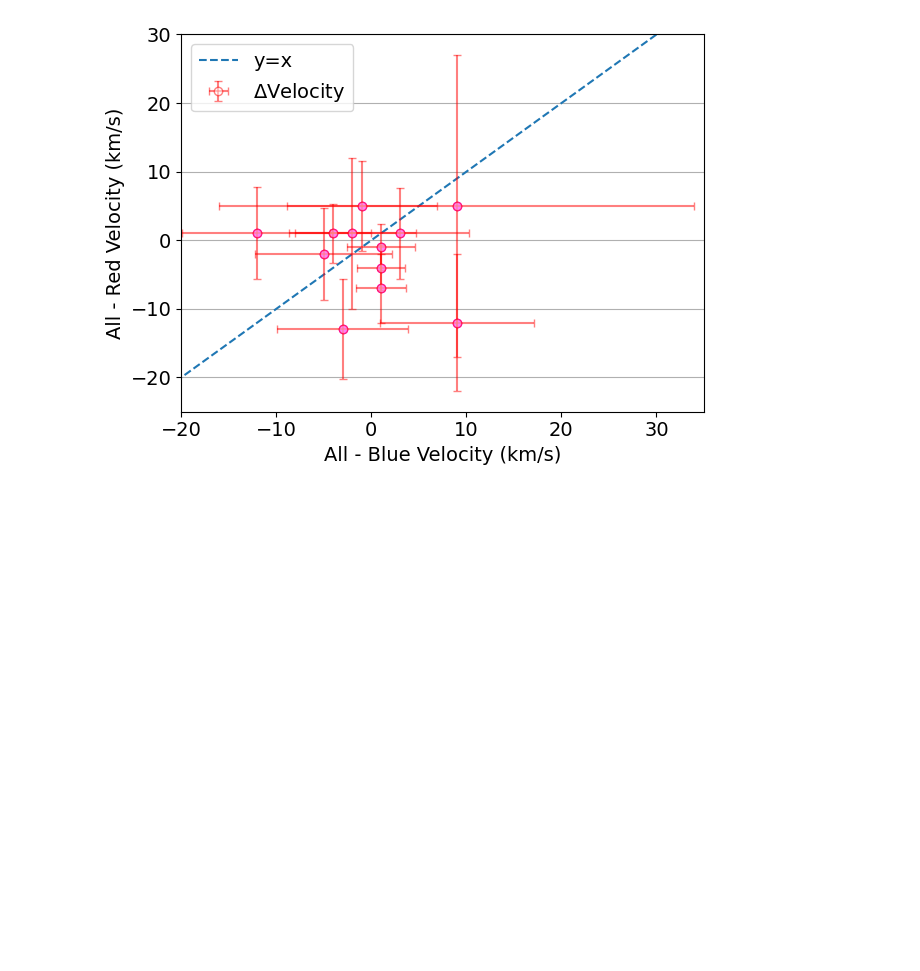
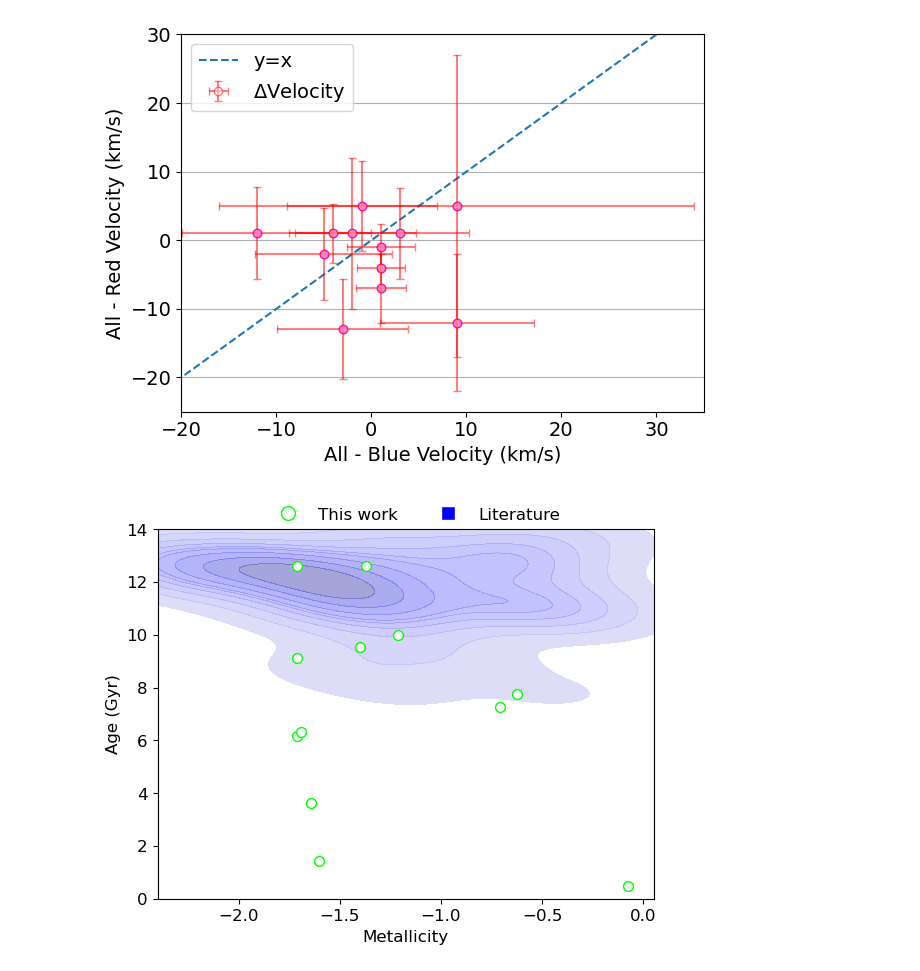
Before and after one commit to daniel-lyon/CAS-Summer-Project, a Jupyter notebook: scripts/red_vs_blue.ipynb, the cells around one changed output. Saved outputs shown, nothing was run; the diff lists cells and outputs as text; code cells hidden in the pictures; blank space fills up the shorter version.

```diff
--- a/scripts/red_vs_blue.ipynb
+++ b/scripts/red_vs_blue.ipynb
@@ -77,3 +77,56 @@ plt.tight_layout()
 plt.show()
 # %% [output]
 [figure]
+# %%
+import pandas as pd
+import seaborn as sns
+import matplotlib.pyplot as plt
+from matplotlib.lines import Line2D
+
+file_path = "/home/daniel/Documents/Swinburne/ultra-diffuse-galaxies/results_SP/results.ods"
+sheet_name = 0  # Sheet index starts from 0
+columns = ['Age (Gyr)', 'Metallicity', 'Object']
+
+df = pd.read_excel(file_path, sheet_name=sheet_name, usecols=columns)
+df.dropna(inplace=True)
+
+# Forbes 2022 -- https://ui.adsabs.harvard.edu/abs/2022MNRAS.512..802F/abstract
+NGC_2403_AGE = [12.5, 7.8, 9, 9.3, 8.6, 10.8]
+NGC_2403_MET = [-2.2, -1.2, -1.35, -1.15, -1.6, -1.5]
+
+# Reico-Blanco 2018 -- https://www.aanda.org/articles/aa/full_html/2018/12/aa33179-18/aa33179-18.html
+RB_AGE = [11.75, 11.50, 10.75, 10.75, 11.00, 11.00, 11.50, 12.25, 12.00, 12.50, 12.25, 12.25, 11.75, 12.50, 12.50, 11.50, 10.75, 12.25, 12.25, 11.50, 12.75, 12.00, 12.00, 13.00, 11.75, 11.25, 12.75, 10.75, 12.5, 11.00, 13.00, 12.25, 10.75, 12.75, 12.50, 11.75, 11.25, 11.00, 11.25, 12.50, 12.75, 11.75, 12.50, 12.50, 12.50, 12.75, 8.30, 13.00, 11.00, 11.50, 11.25, 12.75, 11.75, 13.00, 12.00, 9.00, 13.00, 7.75, 11.25, 10.75, 10.50]
+RB_MET = [-0.76, -1.32, -1.30, -1.27, -1.18, -1.18, -1.51, -1.78, -2.27, -1.89, -2.06, -2.30, -1.50, -1.70, -2.31, -1.33, -0.29, -1.63, -1.98, -1.18, -1.82, -1.03, -1.58, -1.33, -1.57, -0.37, -2.35, -0.62, -1.07, -0.59, -1.99, -2.15, -0.46, -1.79, -1.82, -1.50, -0.42, -0.59, -0.76, -1.70, -1.62, -1.44, -1.26, -1.11, -1.55, -2.00, 0.29, -1.93, -0.82, -1.48, -1.46, -2.33, -1.66, -2.33, -1.74, -0.81, -2.34, -0.45, -1.64, -1.78, -1.2]
+
+# Nunez 2024 -- https://arxiv.org/pdf/2401.02519.pdf
+NUNEZ_AGE = [12.25, 10.00, 12.75, 13.75, 11.50, 13.75, 12.25, 13.75, 12.75, 12.75, 13.75, 12.75, 13.25, 12.75, 13.25, 13.75, 13.25]
+NUNEZ_MET = [-0.64, -1.25, -0.64, -0.33, -0.33, -1.25, -1.25, -1.25, -0.64, -0.64, -0.33, -0.64, -1.25, -0.64, -0.64, -0.64, -0.64]
+
+lit_age = NGC_2403_AGE + RB_AGE + NUNEZ_AGE
+lit_met = NGC_2403_MET + RB_MET + NUNEZ_MET
+
+this_work = Line2D([0], [0], marker='o', color='w', label='This work', markerfacecolor='white', markersize=10, markeredgecolor='lime')
+literature = Line2D([0], [0], marker='s', color='w', label='Literature', markerfacecolor='blue', markersize=10)
+
+# plt.scatter(NGC_2403_MET, NGC_2403_AGE, label='Forbes 2022', marker='^', color='magenta')
+# plt.scatter(RB_MET, RB_AGE, label='Reico-Blanco 2018', marker='*', color='cyan')
+# plt.scatter(NUNEZ_MET, NUNEZ_AGE, label='Nunez 2024', marker='x', color='red')
+# plt.scatter(lit_met, lit_age, label='Literature', marker='^', color='blue')
+sns.kdeplot(x=lit_met, y=lit_age, fill=True, color='blue', alpha=0.5)
+plt.scatter(df['Metallicity'], df['Age (Gyr)'], label='This work', edgecolor='lime', facecolor='white', s=50)
+plt.xlabel('Metallicity', fontsize=12)
+plt.ylabel('Age (Gyr)', fontsize=12)
+# plt.axhline(y=8, color='black', linestyle='--')
+# plt.fill_between([-3, 0.5], [8, 8], [15, 15], color='blue', alpha=0.1)
+# plt.fill_between([-3, 0.5], [8, 8], [0, 0], color='red', alpha=0.1)
+# for met, age, name in zip(df['Metallicity'], df['Age (Gyr)'], df['Object']):
+#     if age > 6:
+#         plt.text(met, age, name, fontsize=8)
+plt.xlim(-2.4, 0.05)
+plt.ylim(0, 14)
+plt.legend(handles=[this_work, literature], bbox_to_anchor=(0.2, 1.1), loc='upper left', fancybox=True, ncol=2, fontsize=12, frameon=False)
+plt.xticks(fontsize=12)
+plt.yticks(fontsize=12)
+plt.show()
+# %% [output]
+[figure, added]
```
Also changed, not shown: 26 other files.
